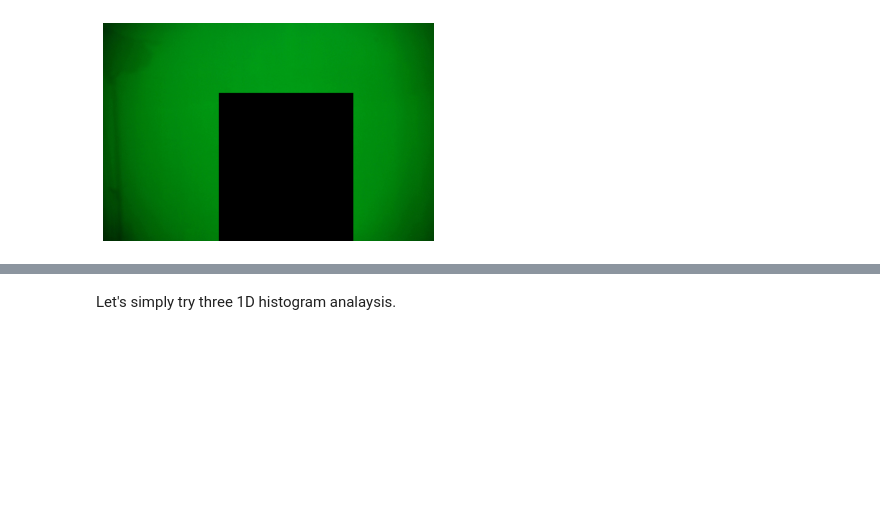
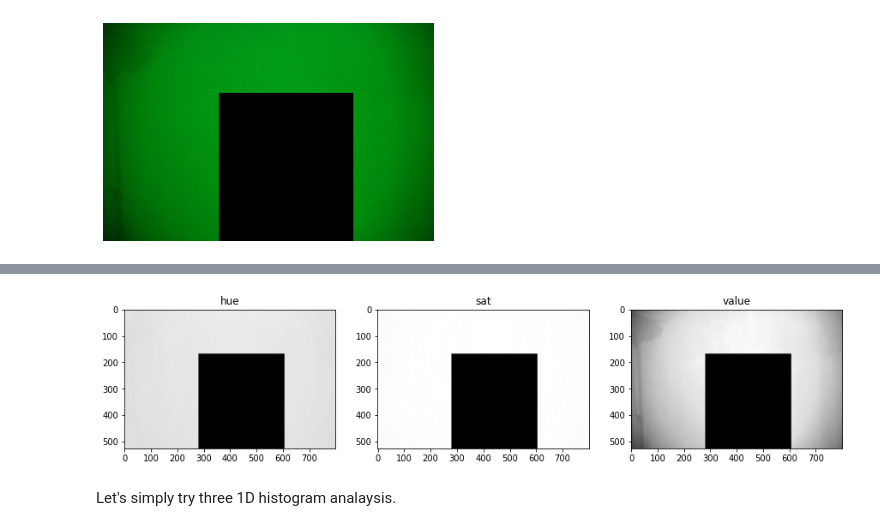
Before and after one commit to yongduek/MAS-2011, a Jupyter notebook: chroma_keying.ipynb, the cells around one changed output, grey strips where cells are left out. Saved outputs shown, nothing was run; the diff lists cells and outputs as text; code cells hidden in the pictures; blank space fills up the shorter version.

```diff
--- a/chroma_keying.ipynb
+++ b/chroma_keying.ipynb
@@ -238,8 +249,9 @@ imshow(im_greenscreen)
 (527, 800, 3) <class 'numpy.ndarray'>
 [figure]
 # %%
-channel_name = ["red", "green", "blue"]
-fig, axes = plt.subplots(1, 3, figsize=(15,3))
-for i, ax in enumerate(axes):
-    ax.imshow(im_greenscreen[:,:,i], cmap='gray')
-    ax.set(title=channel_name[i])
+def imshow_channels(img, channel_name=["red", "green", "blue"]):
+    fig, axes = plt.subplots(1, 3, figsize=(15,3))
+    for i, ax in enumerate(axes):
+        ax.imshow(img[:,:,i], cmap='gray')
+        ax.set(title=channel_name[i])
+#
@@ -259,3 +262,8 @@ for i, ax in enumerate(axes):
+# %%
+hsv_gs = cv2.cvtColor(im_greenscreen, cv2.COLOR_BGR2HSV)
+imshow_channels(hsv_gs, channel_name = ["hue", "sat", "value"])
+# %% [output]
+[figure, added]
 # %% [markdown]
 Let's simply try three 1D histogram analaysis.
 # %%
```
Also changed, not shown: parts of 13 cells of this notebook.
